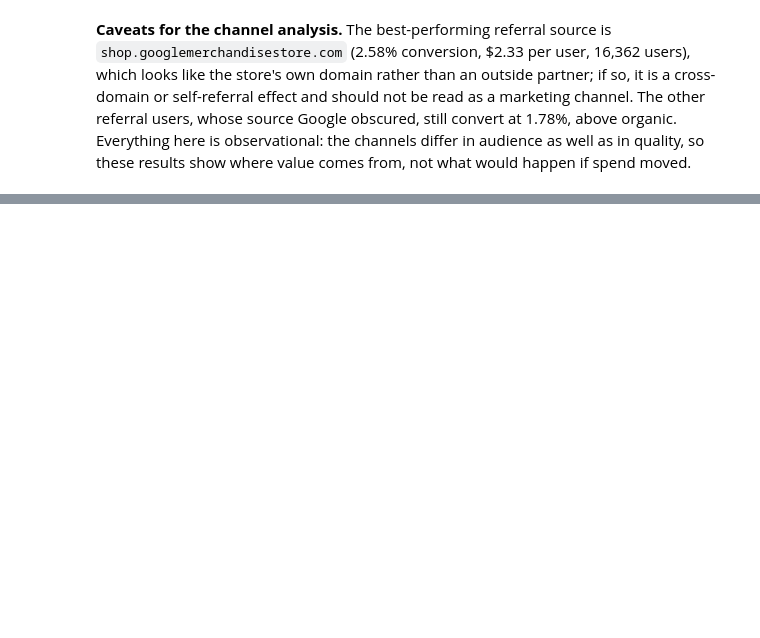
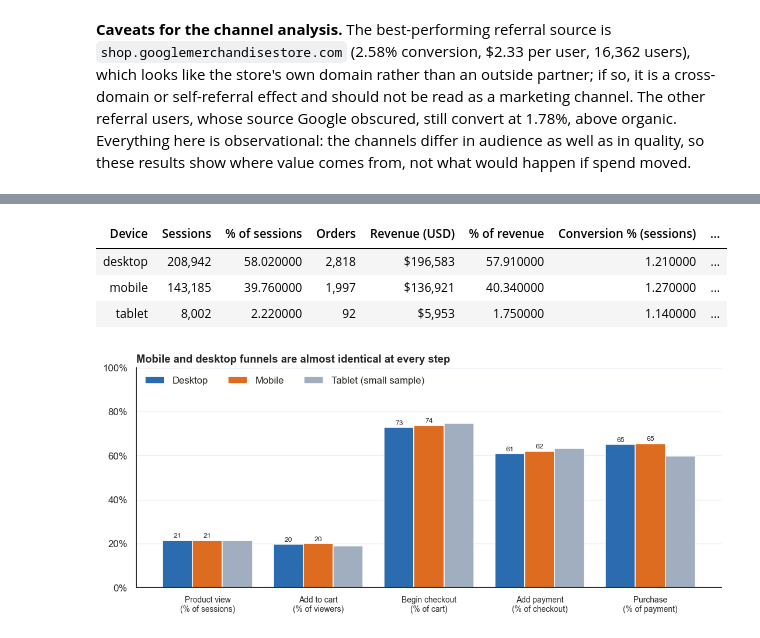
Before and after one commit to OmkarJayvantJadhav/Shop-Trail, a Jupyter notebook: notebooks/ShopTrail_Analysis.ipynb, the cells around one changed output, grey strips where cells are left out. Drawn from its saved outputs; the diff is of its cells as text; code cells hidden in the pictures; blank space fills up the shorter version.

Commit message:
Add device and country analysis

```diff
--- a/notebooks/ShopTrail_Analysis.ipynb
+++ b/notebooks/ShopTrail_Analysis.ipynb
@@ -371,0 +378,39 @@ src.style.format({"Users": "{:,.0f}", "Revenue (USD)": "${:,.0f}", "Revenue / us
+# %%
+dev = load("06_device_funnel_sessions.csv").set_index("device_category").loc[["desktop", "mobile", "tablet"]]
+
+summary = dev[["sessions", "pct_of_sessions", "orders", "revenue_usd", "pct_of_revenue", "conversion_rate_pct", "revenue_per_session", "aov"]].reset_index()
+summary.columns = ["Device", "Sessions", "% of sessions", "Orders", "Revenue (USD)", "% of revenue", "Conversion % (sessions)", "Revenue / session", "AOV"]
+summary.style.format({"Sessions": "{:,.0f}", "Orders": "{:,.0f}", "Revenue (USD)": "${:,.0f}", "Revenue / session": "${:.2f}", "AOV": "${:.2f}"}).hide(axis="index")
+# %% [output]
+| Device | Sessions | % of sessions | Orders | Revenue (USD) | % of revenue | Conversion % (sessions) | ... |
+| desktop | 208,942 | 58.020000 | 2,818 | $196,583 | 57.910000 | 1.210000 | ... |
+| mobile | 143,185 | 39.760000 | 1,997 | $136,921 | 40.340000 | 1.270000 | ... |
+| tablet | 8,002 | 2.220000 | 92 | $5,953 | 1.750000 | 1.140000 | ... |
+# %%
+steps = [
+    ("Product view\n(% of sessions)", "view_pct_of_sessions"),
+    ("Add to cart\n(% of viewers)", "cart_pct_of_view"),
+    ("Begin checkout\n(% of cart)", "checkout_pct_of_cart"),
+    ("Add payment\n(% of checkout)", "payment_pct_of_checkout"),
+    ("Purchase\n(% of payment)", "purchase_pct_of_payment"),
+]
+x = np.arange(len(steps))
+width = 0.27
+fig, ax = plt.subplots(figsize=(10, 4.4))
+palette = {"desktop": BLUE, "mobile": ORANGE, "tablet": GREY}
+for i, device in enumerate(["desktop", "mobile", "tablet"]):
+    vals = [dev.loc[device, col] for _, col in steps]
+    bars = ax.bar(x + (i - 1) * width, vals, width, label=device.capitalize() + (" (small sample)" if device == "tablet" else ""), color=palette[device])
+    if device != "tablet":
+        ax.bar_label(bars, fmt="%.0f", padding=2, fontsize=8)
+ax.set_xticks(x)
+ax.set_xticklabels([s for s, _ in steps], fontsize=9)
+ax.yaxis.set_major_formatter(mtick.PercentFormatter(decimals=0))
+light_grid(ax, "y")
+ax.set_ylim(0, 100)
+ax.legend(frameon=False, ncol=3, loc="upper left")
+ax.set_title("Mobile and desktop funnels are almost identical at every step")
+plt.tight_layout()
+plt.show()
+# %% [output]
+[figure, added]
```
Also changed, not shown: parts of 8 cells of this notebook, 4 other files.
